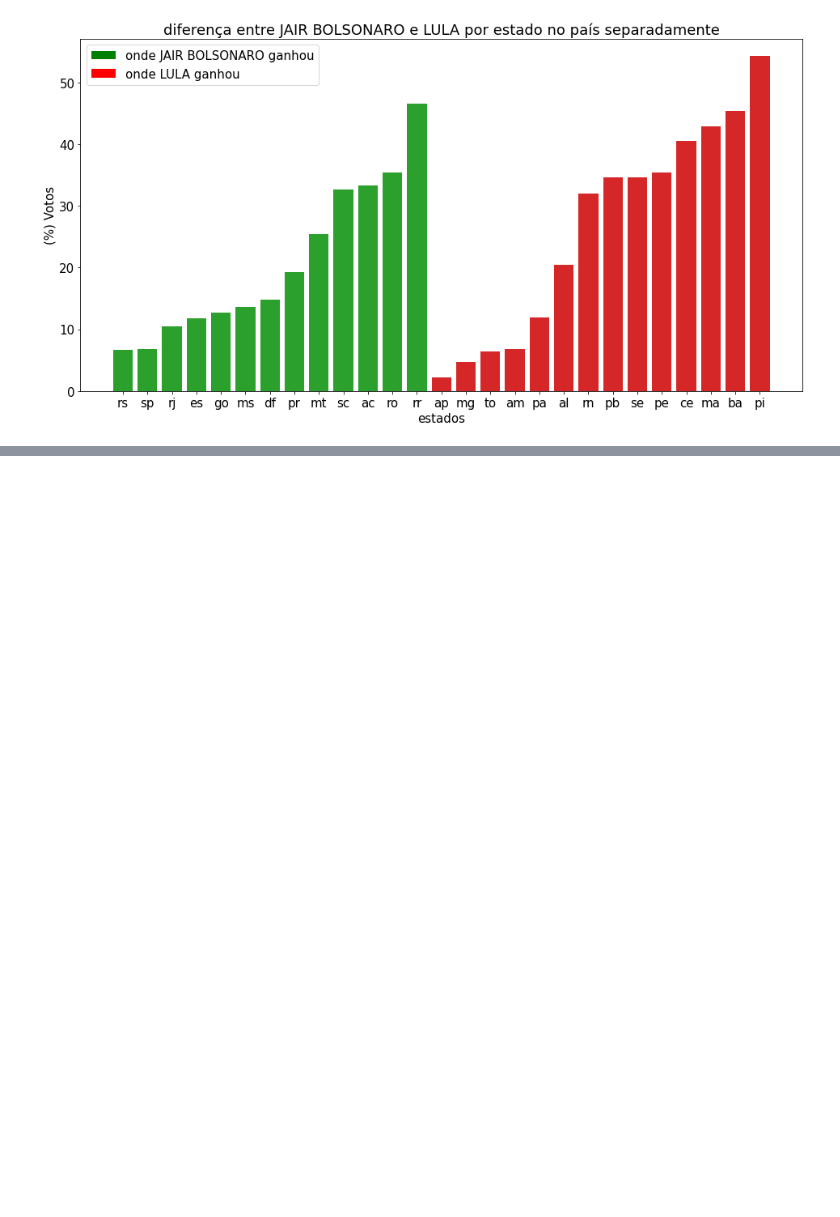
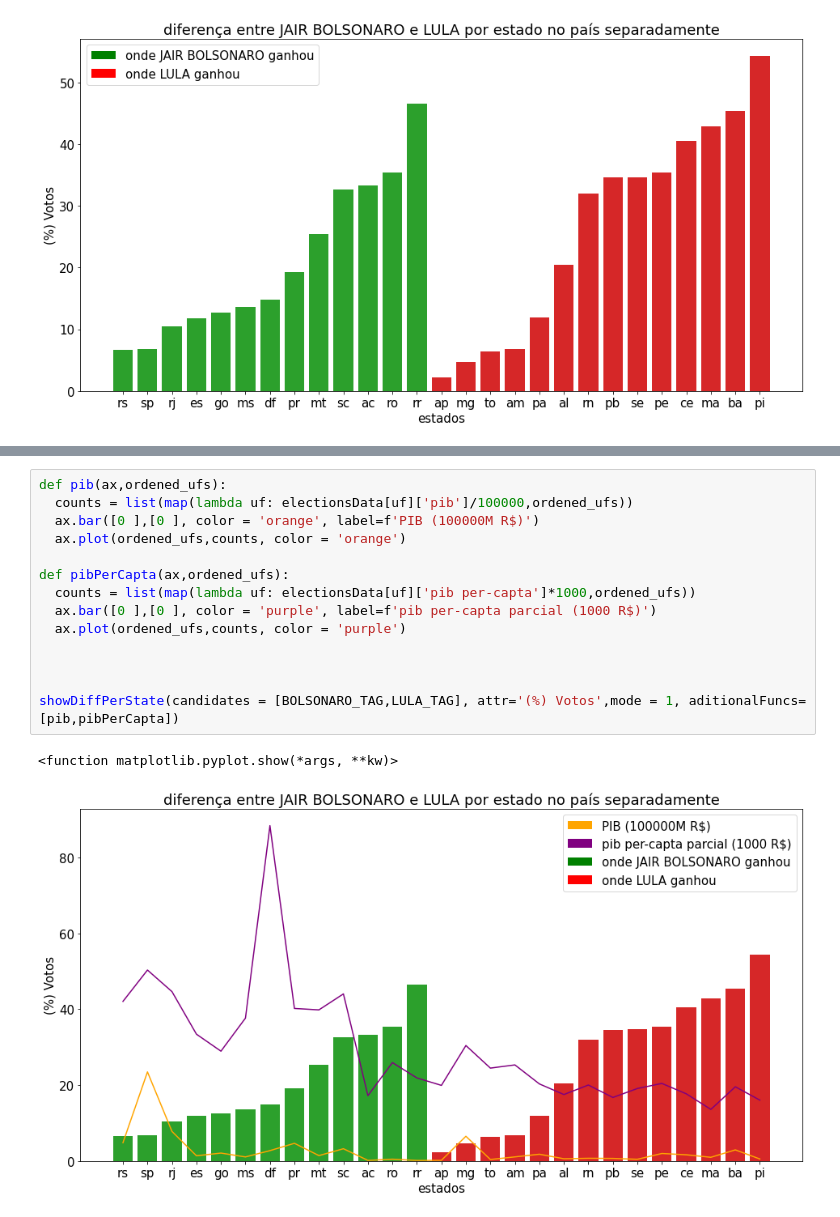
Before and after one commit to luisArthurRodriguesDaSilva/analise-eleicoes-brasileiras-2022, a Jupyter notebook: apuração.ipynb, the cells around one changed output, grey strips where cells are left out. Cells and saved outputs as stored; diff of their text form; blank space fills up the shorter version.

```diff
--- a/apuração.ipynb
+++ b/apuração.ipynb
@@ -255,0 +251,17 @@ showDiffPerState(candidates = [CIRO_TAG,TEBET_TAG], attr='Votos',mode = 0)
+# %%
+def pib(ax,ordened_ufs):
+  counts = list(map(lambda uf: electionsData[uf]['pib']/100000,ordened_ufs))
+  ax.bar([0 ],[0 ], color = 'orange', label=f'PIB (100000M R$)')
+  ax.plot(ordened_ufs,counts, color = 'orange')
+
+def pibPerCapta(ax,ordened_ufs):
+  counts = list(map(lambda uf: electionsData[uf]['pib per-capta']*1000,ordened_ufs))
+  ax.bar([0 ],[0 ], color = 'purple', label=f'pib per-capta parcial (1000 R$)')
+  ax.plot(ordened_ufs,counts, color = 'purple')
+
+
+
+showDiffPerState(candidates = [BOLSONARO_TAG,LULA_TAG], attr='(%) Votos',mode = 1, aditionalFuncs=[pib,pibPerCapta])
+# %% [output]
+<function matplotlib.pyplot.show(*args, **kw)>
+[figure, added]
```
Also changed, not shown: parts of 14 cells of this notebook.
